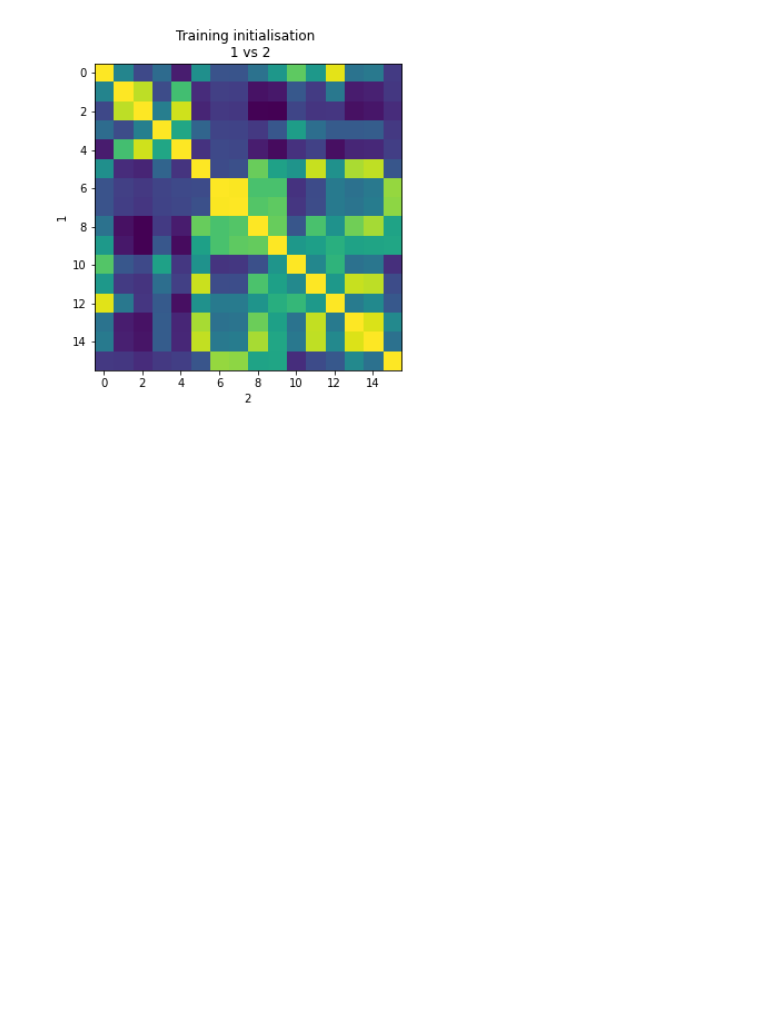
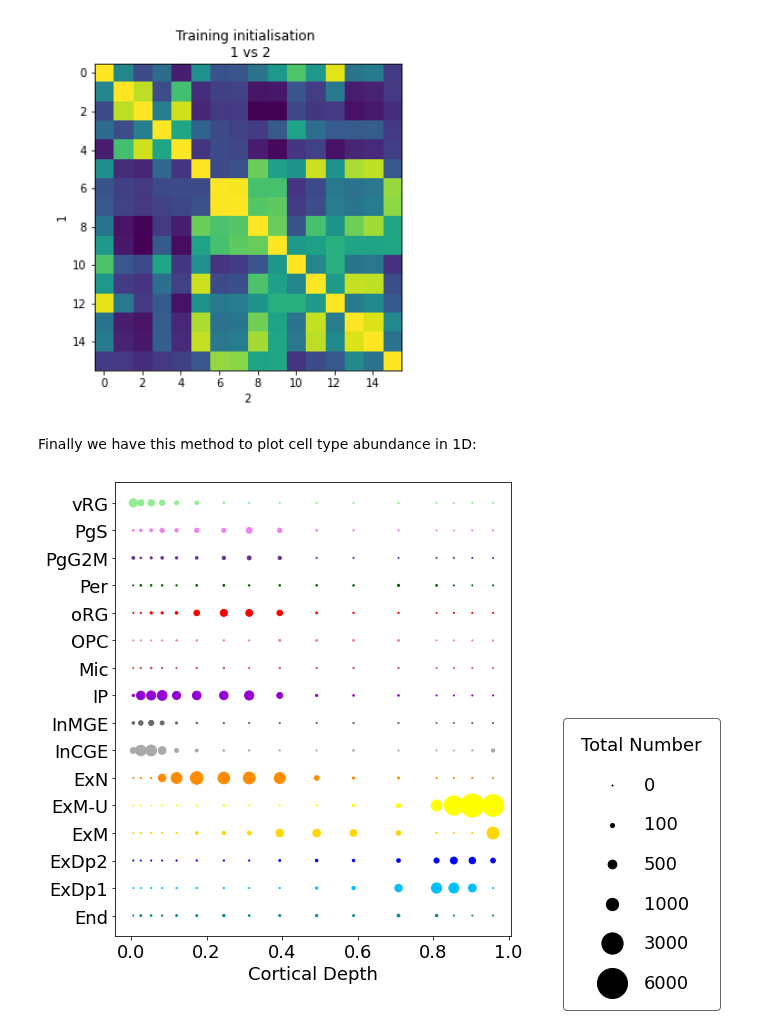
Before and after one commit to BayraktarLab/cell2location, a Jupyter notebook: docs/notebooks/cell2loation_for_NanostringWTA.ipynb, the cells around one changed output. Saved outputs shown, nothing was run; the diff lists cells and outputs as text; code cells hidden in the pictures; blank space fills up the shorter version.

Commit message:
added function to plot cell type abundances in 1D. Updated nanostringWTA notebook.

```diff
--- a/docs/notebooks/cell2loation_for_NanostringWTA.ipynb
+++ b/docs/notebooks/cell2loation_for_NanostringWTA.ipynb
@@ -62,4 +69,4 @@ cell2location.run_c2l.run_cell2location(meanExpression_sc, adata_wta,
         model_kwargs={
         "Y_data" : counts_negativeProbes,
         "cell_number_prior" : {'cells_per_spot': counts_nuclei, 'factors_per_spot': 6, 'combs_per_spot': 3},
-        "cell_number_var_prior" : {'cells_mean_var_ratio': 0.1, 'factors_mean_var_ratio': 1, 'combs_mean_var_ratio': 1}})
+        "cell_number_var_prior" : {'cells_mean_var_ratio': 1, 'factors_mean_var_ratio': 1, 'combs_mean_var_ratio': 1}})
@@ -145,3 +112,16 @@ Image(filename='resultsLocationModelWTA_1experiments_16clusters_16locations_1512
       width=400)
 # %% [output]
 [figure]
+# %% [markdown]
+Finally we have this method to plot cell type abundance in 1D:
+# %%
+colourCode = {'SPN': 'salmon', 'End': 'darkcyan', 'ExDp1': 'deepskyblue', 'ExDp2': 'blue', 'ExM': 'gold', 'ExM-U': 'yellow',
+              'ExN': 'darkorange', 'InCGE': 'darkgrey', 'InMGE': 'dimgray', 'IP': 'darkviolet',
+              'Mic': 'indianred', 'OPC': 'lightcoral', 'oRG': 'red', 'Per': 'darkgreen',
+              'PgG2M': 'rebeccapurple', 'PgS': 'violet', 'vRG': 'lightgreen'}
+# %%
+cell2location.plt.plot_absolute_abundances_1D(adata_c2l, subset = None, saving = False,
+                               scaling = 0.15, power = 1, pws = [0,0,100,500,1000,3000,6000],
+                               dimName = 'VCDepth', xlab = 'Cortical Depth', colourCode = colourCode)
+# %% [output]
+[figure, added]
```
Also changed, not shown: parts of 6 cells of this notebook, 2 other files.
